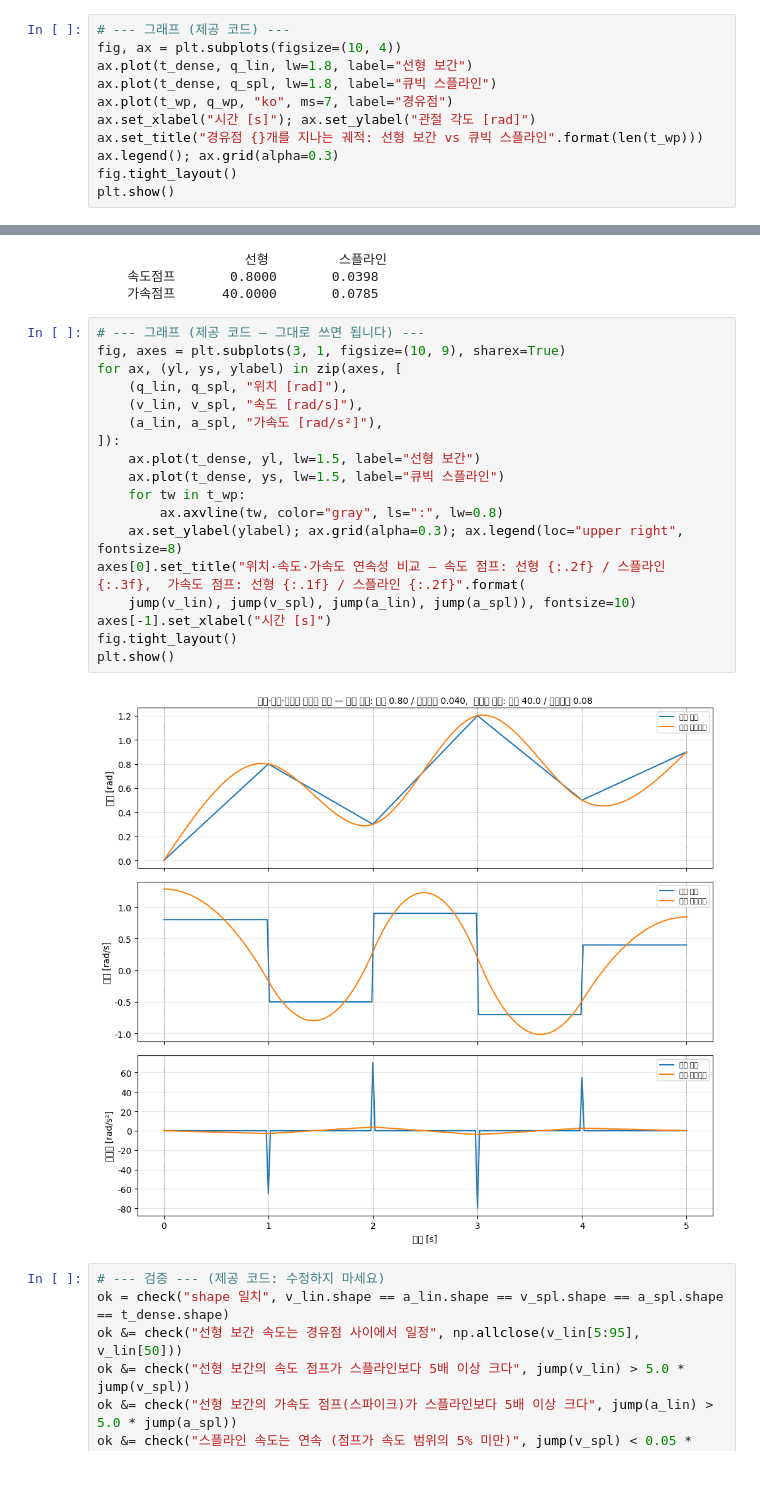
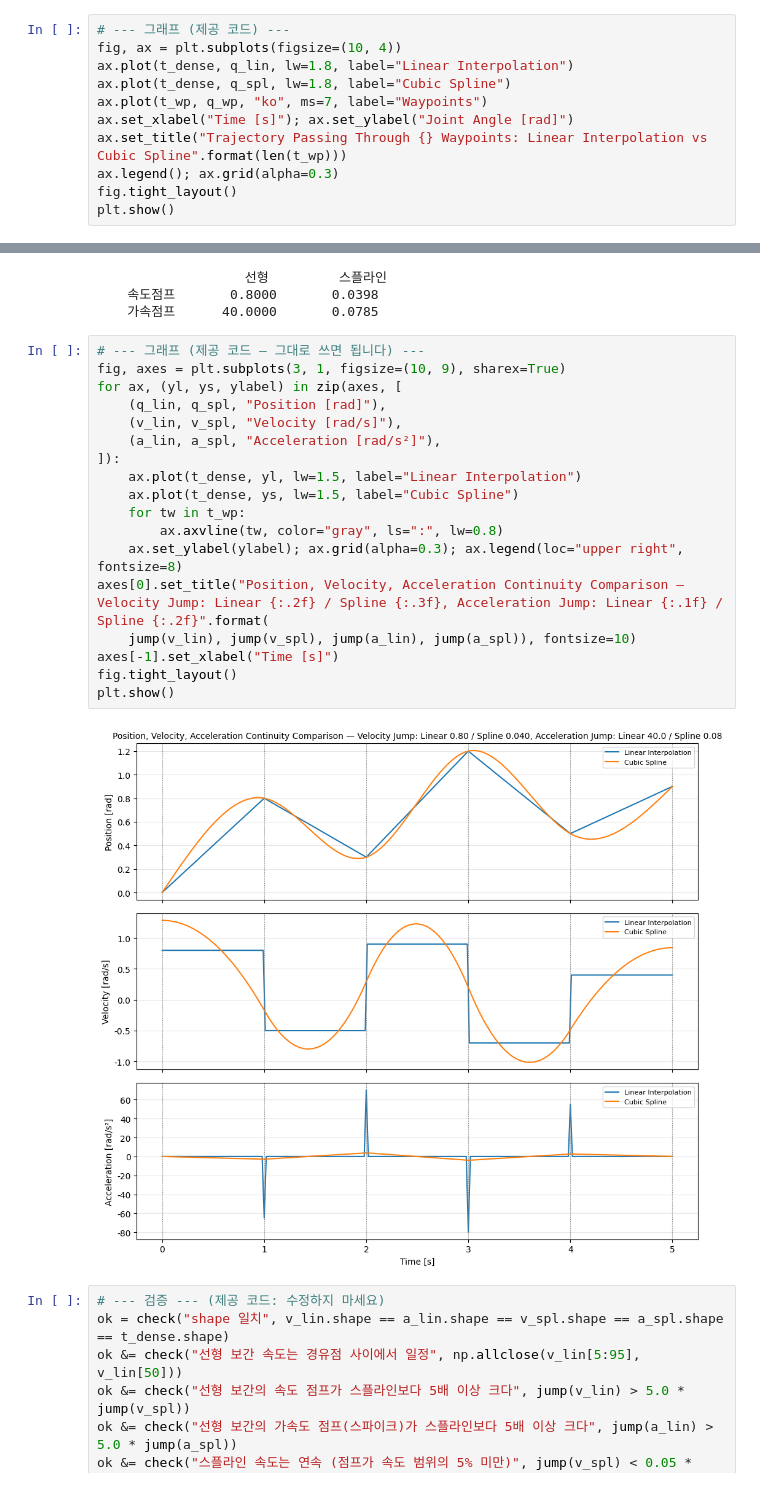
Before and after one commit to SpartaPA/physicalai_lv1_Jihoon, a Jupyter notebook: lv1_module4/notebooks/02_interpolation.ipynb, the cells around one changed output, grey strips where cells are left out. Cells and saved outputs as stored; diff of their text form.

```diff
--- a/lv1_module4/notebooks/02_interpolation.ipynb
+++ b/lv1_module4/notebooks/02_interpolation.ipynb
@@ -465,11 +494,11 @@ print("경유점 일치 (스플라인):", np.allclose(cubic_spline_interp(t_wp,
 # %%
 # --- 그래프 (제공 코드) ---
 fig, ax = plt.subplots(figsize=(10, 4))
-ax.plot(t_dense, q_lin, lw=1.8, label="선형 보간")
-ax.plot(t_dense, q_spl, lw=1.8, label="큐빅 스플라인")
-ax.plot(t_wp, q_wp, "ko", ms=7, label="경유점")
-ax.set_xlabel("시간 [s]"); ax.set_ylabel("관절 각도 [rad]")
-ax.set_title("경유점 {}개를 지나는 궤적: 선형 보간 vs 큐빅 스플라인".format(len(t_wp)))
+ax.plot(t_dense, q_lin, lw=1.8, label="Linear Interpolation")
+ax.plot(t_dense, q_spl, lw=1.8, label="Cubic Spline")
+ax.plot(t_wp, q_wp, "ko", ms=7, label="Waypoints")
+ax.set_xlabel("Time [s]"); ax.set_ylabel("Joint Angle [rad]")
+ax.set_title("Trajectory Passing Through {} Waypoints: Linear Interpolation vs Cubic Spline".format(len(t_wp)))
 ax.legend(); ax.grid(alpha=0.3)
 fig.tight_layout()
 plt.show()
@@ -529,23 +558,23 @@ print(f"{'가속점프':>8} {jump(a_lin):12.4f} {jump(a_spl):12.4f}")
 # %%
 # --- 그래프 (제공 코드 — 그대로 쓰면 됩니다) ---
 fig, axes = plt.subplots(3, 1, figsize=(10, 9), sharex=True)
 for ax, (yl, ys, ylabel) in zip(axes, [
-    (q_lin, q_spl, "위치 [rad]"),
-    (v_lin, v_spl, "속도 [rad/s]"),
-    (a_lin, a_spl, "가속도 [rad/s²]"),
+    (q_lin, q_spl, "Position [rad]"),
+    (v_lin, v_spl, "Velocity [rad/s]"),
+    (a_lin, a_spl, "Acceleration [rad/s²]"),
 ]):
-    ax.plot(t_dense, yl, lw=1.5, label="선형 보간")
-    ax.plot(t_dense, ys, lw=1.5, label="큐빅 스플라인")
+    ax.plot(t_dense, yl, lw=1.5, label="Linear Interpolation")
+    ax.plot(t_dense, ys, lw=1.5, label="Cubic Spline")
     for tw in t_wp:
         ax.axvline(tw, color="gray", ls=":", lw=0.8)
     ax.set_ylabel(ylabel); ax.grid(alpha=0.3); ax.legend(loc="upper right", fontsize=8)
-axes[0].set_title("위치·속도·가속도 연속성 비교 — 속도 점프: 선형 {:.2f} / 스플라인 {:.3f},  가속도 점프: 선형 {:.1f} / 스플라인 {:.2f}".format(
+axes[0].set_title("Position, Velocity, Acceleration Continuity Comparison — Velocity Jump: Linear {:.2f} / Spline {:.3f}, Acceleration Jump: Linear {:.1f} / Spline {:.2f}".format(
     jump(v_lin), jump(v_spl), jump(a_lin), jump(a_spl)), fontsize=10)
-axes[-1].set_xlabel("시간 [s]")
+axes[-1].set_xlabel("Time [s]")
 fig.tight_layout()
 plt.show()
 # %% [output]
-[figure, old version]
+[figure, new version]
 # %%
 # --- 검증 --- (제공 코드: 수정하지 마세요)
 ok = check("shape 일치", v_lin.shape == a_lin.shape == v_spl.shape == a_spl.shape == t_dense.shape)
```
Also changed, not shown: parts of 13 cells of this notebook, 19 other files.
